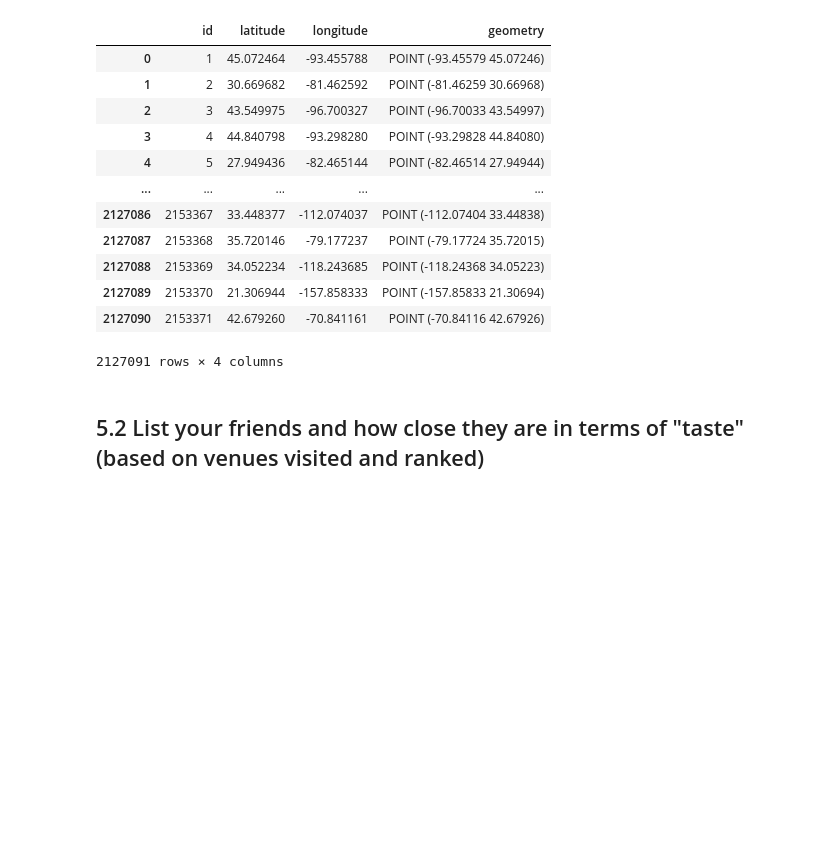
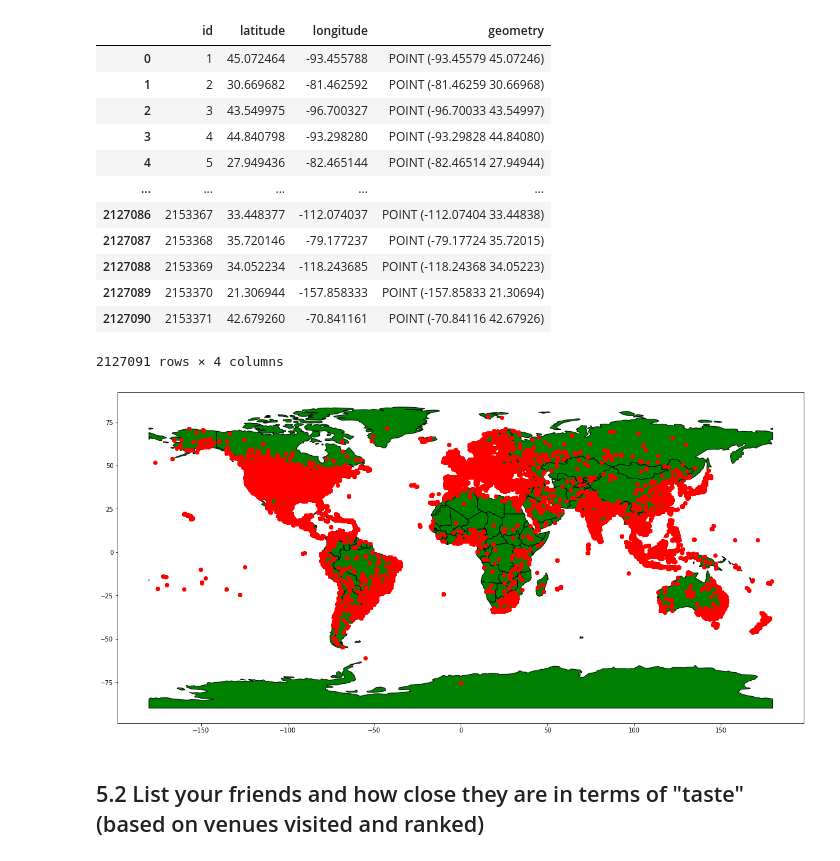
Before and after one commit to stefanauwyang/ml-engineer, a Jupyter notebook: ML-Engineer-Notebook.ipynb, the cells around one changed output. Saved outputs shown, nothing was run; the diff lists cells and outputs as text; code cells hidden in the pictures; blank space fills up the shorter version.

```diff
--- a/ML-Engineer-Notebook.ipynb
+++ b/ML-Engineer-Notebook.ipynb
@@ -647,10 +657,12 @@ gdf
 | 2127090 | 2153371 | 42.679260 | -70.841161 | POINT (-70.84116 42.67926) |
 2127091 rows × 4 columns
 # %%
-world = gpd.read_file(geopandas.datasets.get_path('naturalearth_lowres'))
+world = gpd.read_file(gpd.datasets.get_path('naturalearth_lowres'))
 ax = world.plot(figsize=(20,15),color='green', edgecolor='black')
 gdf.plot(ax=ax, color='red')
 
 plt.show()
+# %% [output]
+[figure, added]
 # %% [markdown]
 ## 5.2 List your friends and how close they are in terms of "taste" (based on venues visited and ranked)
```
Also changed, not shown: parts of 20 cells of this notebook.
